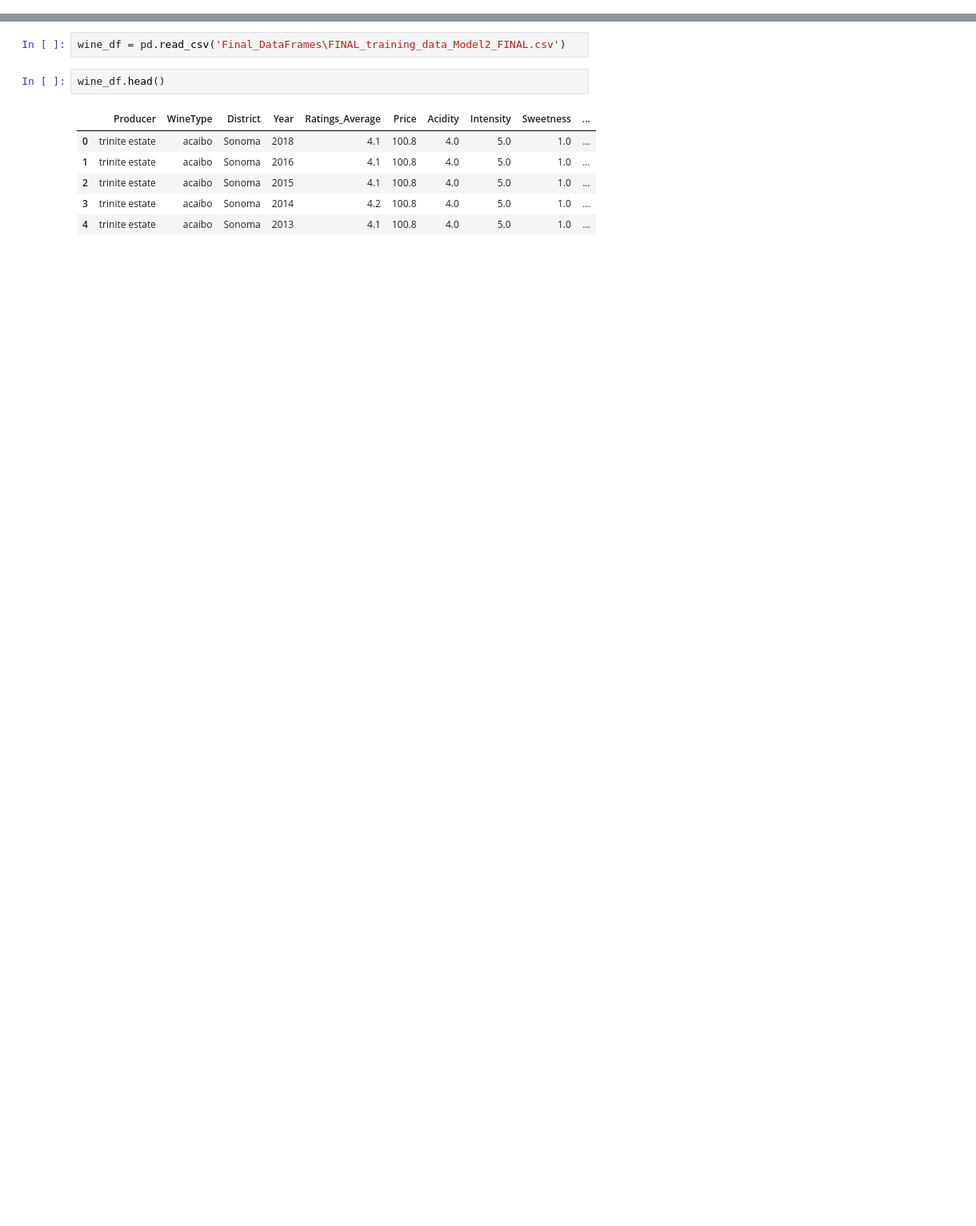
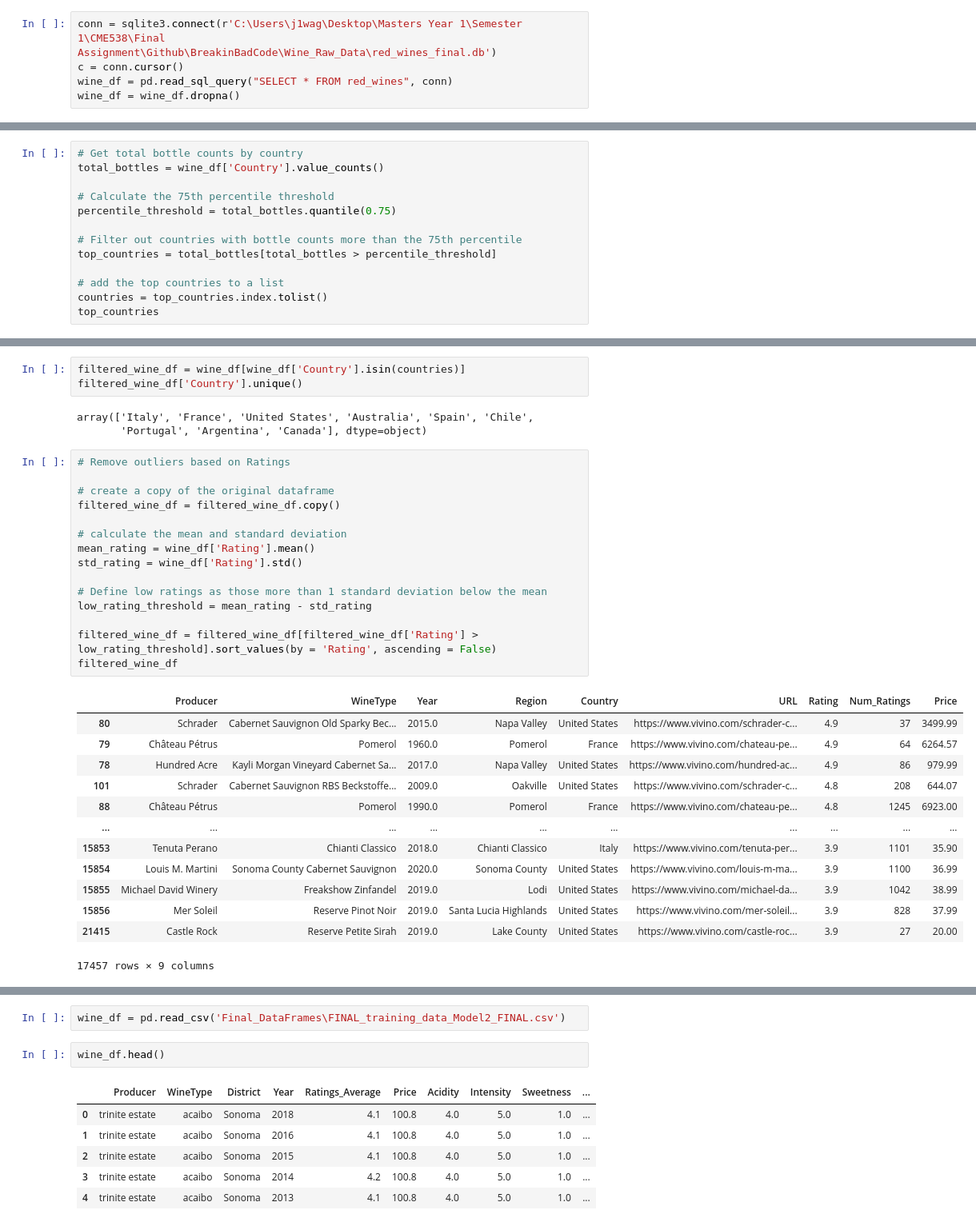
Before and after one commit to willhall2001/BreakinBadCode, a Jupyter notebook: 09_Plotly.ipynb, the cells around one changed output, grey strips where cells are left out. Shown at 80% size. Drawn from its saved outputs; the diff is of its cells as text; blank space fills up the shorter version.

```diff
--- a/09_Plotly.ipynb
+++ b/09_Plotly.ipynb
@@ -9,0 +17,5 @@ import geopandas as gpd
+# %%
+conn = sqlite3.connect(r'C:\Users\j1wag\Desktop\Masters Year 1\Semester 1\CME538\Final Assignment\Github\BreakinBadCode\Wine_Raw_Data\red_wines_final.db')
+c = conn.cursor()
+wine_df = pd.read_sql_query("SELECT * FROM red_wines", conn)
+wine_df = wine_df.dropna()
@@ -9,0 +28,13 @@ import geopandas as gpd
+# %%
+# Get total bottle counts by country
+total_bottles = wine_df['Country'].value_counts()
+
+# Calculate the 75th percentile threshold
+percentile_threshold = total_bottles.quantile(0.75)
+
+# Filter out countries with bottle counts more than the 75th percentile
+top_countries = total_bottles[total_bottles > percentile_threshold]
+
+# add the top countries to a list
+countries = top_countries.index.tolist()
+top_countries
@@ -9,0 +53,35 @@ import geopandas as gpd
+# %%
+filtered_wine_df = wine_df[wine_df['Country'].isin(countries)]
+filtered_wine_df['Country'].unique()
+# %% [output]
+array(['Italy', 'France', 'United States', 'Australia', 'Spain', 'Chile',
+       'Portugal', 'Argentina', 'Canada'], dtype=object)
+# %%
+# Remove outliers based on Ratings
+
+# create a copy of the original dataframe
+filtered_wine_df = filtered_wine_df.copy()
+
+# calculate the mean and standard deviation
+mean_rating = wine_df['Rating'].mean()
+std_rating = wine_df['Rating'].std()
+
+# Define low ratings as those more than 1 standard deviation below the mean
+low_rating_threshold = mean_rating - std_rating
+
+filtered_wine_df = filtered_wine_df[filtered_wine_df['Rating'] > low_rating_threshold].sort_values(by = 'Rating', ascending = False)
+filtered_wine_df
+# %% [output]
+|  | Producer | WineType | Year | Region | Country | URL | Rating | Num_Ratings | Price |
+| 80 | Schrader | Cabernet Sauvignon Old Sparky Bec... | 2015.0 | Napa Valley | United States | https://www.vivino.com/schrader-c... | 4.9 | 37 | 3499.99 |
+| 79 | Château Pétrus | Pomerol | 1960.0 | Pomerol | France | https://www.vivino.com/chateau-pe... | 4.9 | 64 | 6264.57 |
+| 78 | Hundred Acre | Kayli Morgan Vineyard Cabernet Sa... | 2017.0 | Napa Valley | United States | https://www.vivino.com/hundred-ac... | 4.9 | 86 | 979.99 |
+| 101 | Schrader | Cabernet Sauvignon RBS Beckstoffe... | 2009.0 | Oakville | United States | https://www.vivino.com/schrader-c... | 4.8 | 208 | 644.07 |
+| 88 | Château Pétrus | Pomerol | 1990.0 | Pomerol | France | https://www.vivino.com/chateau-pe... | 4.8 | 1245 | 6923.00 |
+| ... | ... | ... | ... | ... | ... | ... | ... | ... | ... |
+| 15853 | Tenuta Perano | Chianti Classico | 2018.0 | Chianti Classico | Italy | https://www.vivino.com/tenuta-per... | 3.9 | 1101 | 35.90 |
+| 15854 | Louis M. Martini | Sonoma County Cabernet Sauvignon | 2020.0 | Sonoma County | United States | https://www.vivino.com/louis-m-ma... | 3.9 | 1100 | 36.99 |
+| 15855 | Michael David Winery | Freakshow Zinfandel | 2019.0 | Lodi | United States | https://www.vivino.com/michael-da... | 3.9 | 1042 | 38.99 |
+| 15856 | Mer Soleil | Reserve Pinot Noir | 2019.0 | Santa Lucia Highlands | United States | https://www.vivino.com/mer-soleil... | 3.9 | 828 | 37.99 |
+| 21415 | Castle Rock | Reserve Petite Sirah | 2019.0 | Lake County | United States | https://www.vivino.com/castle-roc... | 3.9 | 27 | 20.00 |
+17457 rows × 9 columns
```
Also changed, not shown: parts of 18 cells of this notebook, 3 other files.
